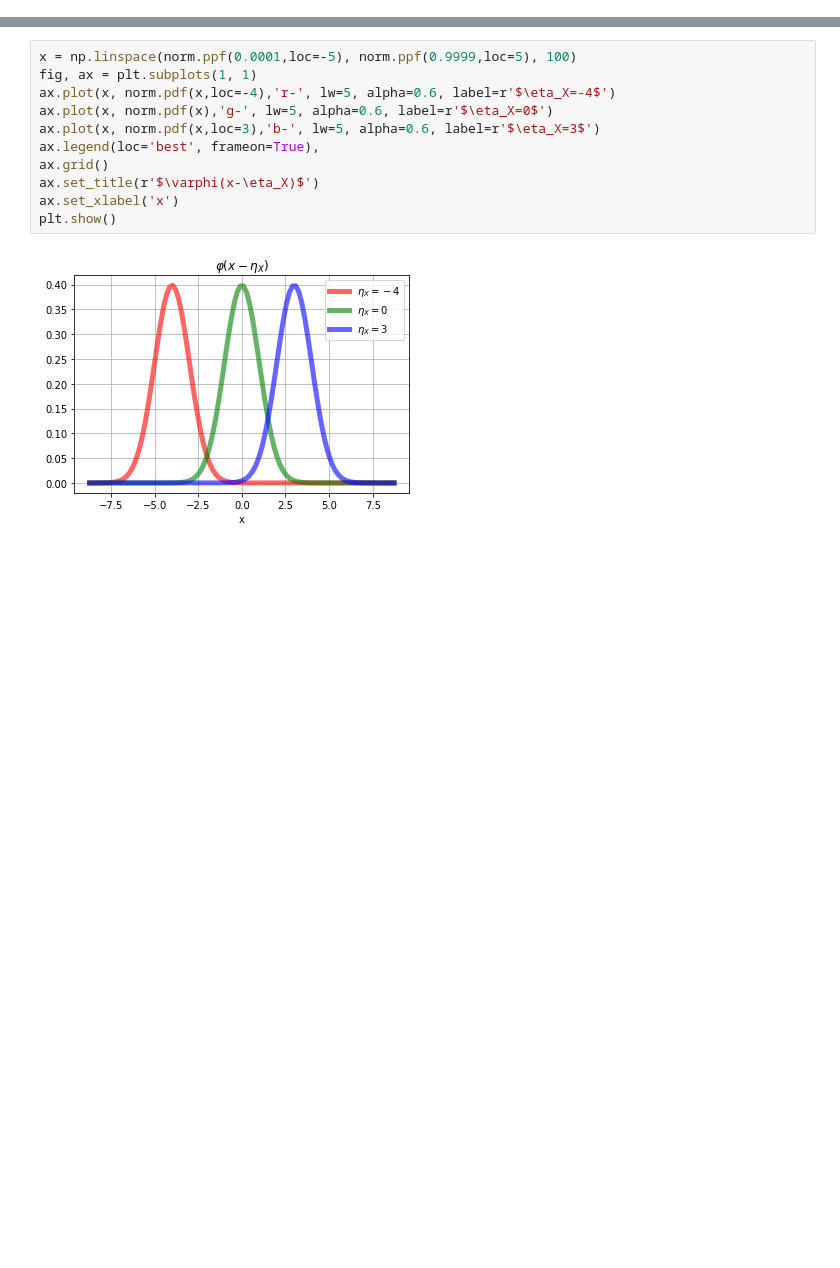
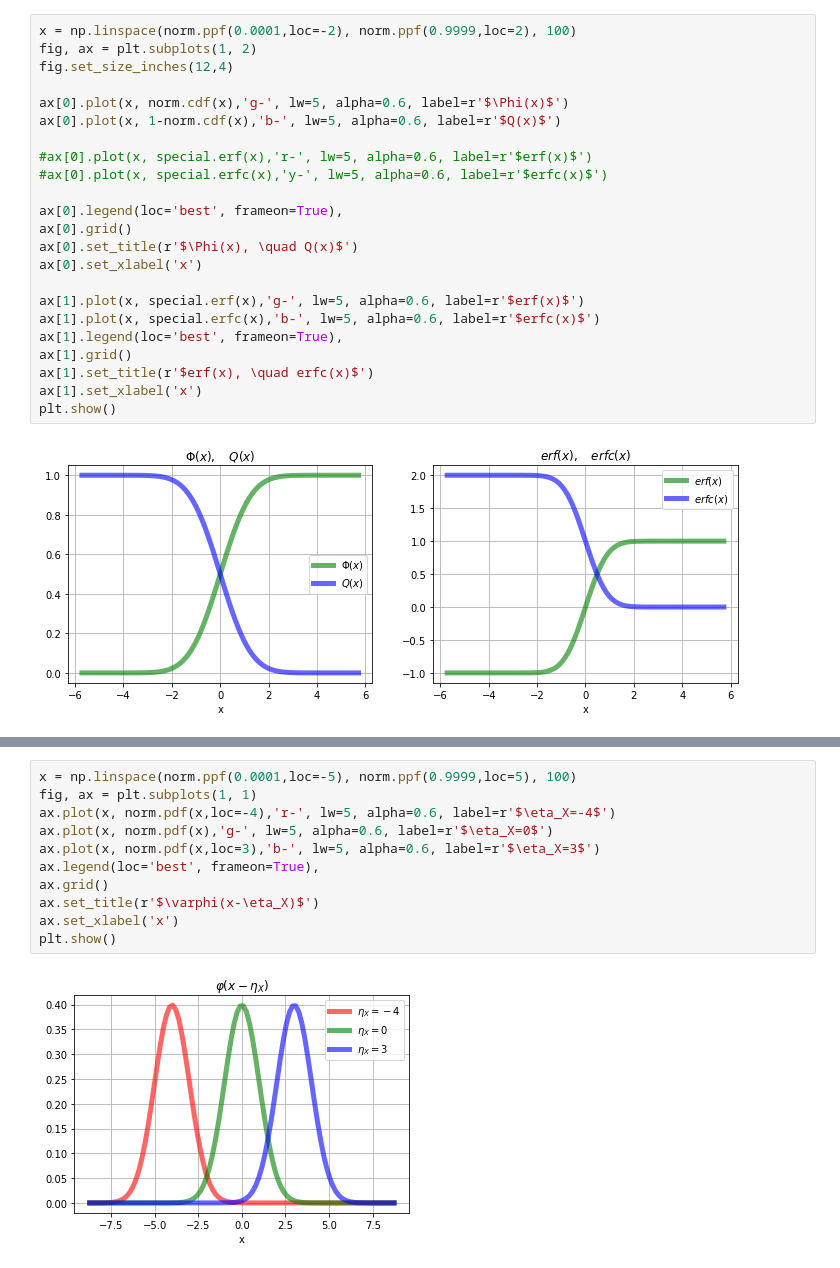
Before and after one commit to jruizalz/EPE-ULPGC, a Jupyter notebook: Bloque_2/4.DistribucionesContinuasHabituales.ipynb, the cells around one changed output, grey strips where cells are left out. Cells and saved outputs as stored; diff of their text form; blank space fills up the shorter version.

```diff
--- a/Bloque_2/4.DistribucionesContinuasHabituales.ipynb
+++ b/Bloque_2/4.DistribucionesContinuasHabituales.ipynb
@@ -16,0 +262,25 @@ $$\varphi(x) >0 \quad \forall x \in \mathbb{R}\\
+# %%
+x = np.linspace(norm.ppf(0.0001,loc=-2), norm.ppf(0.9999,loc=2), 100)
+fig, ax = plt.subplots(1, 2)
+fig.set_size_inches(12,4)
+
+ax[0].plot(x, norm.cdf(x),'g-', lw=5, alpha=0.6, label=r'$\Phi(x)$')
+ax[0].plot(x, 1-norm.cdf(x),'b-', lw=5, alpha=0.6, label=r'$Q(x)$')
+
+#ax[0].plot(x, special.erf(x),'r-', lw=5, alpha=0.6, label=r'$erf(x)$')
+#ax[0].plot(x, special.erfc(x),'y-', lw=5, alpha=0.6, label=r'$erfc(x)$')
+
+ax[0].legend(loc='best', frameon=True),
+ax[0].grid()
+ax[0].set_title(r'$\Phi(x), \quad Q(x)$')
+ax[0].set_xlabel('x')
+
+ax[1].plot(x, special.erf(x),'g-', lw=5, alpha=0.6, label=r'$erf(x)$')
+ax[1].plot(x, special.erfc(x),'b-', lw=5, alpha=0.6, label=r'$erfc(x)$')
+ax[1].legend(loc='best', frameon=True),
+ax[1].grid()
+ax[1].set_title(r'$erf(x), \quad erfc(x)$')
+ax[1].set_xlabel('x')
+plt.show()
+# %% [output]
+[figure, added]
```
Also changed, not shown: parts of 45 cells of this notebook, 4 other files.
